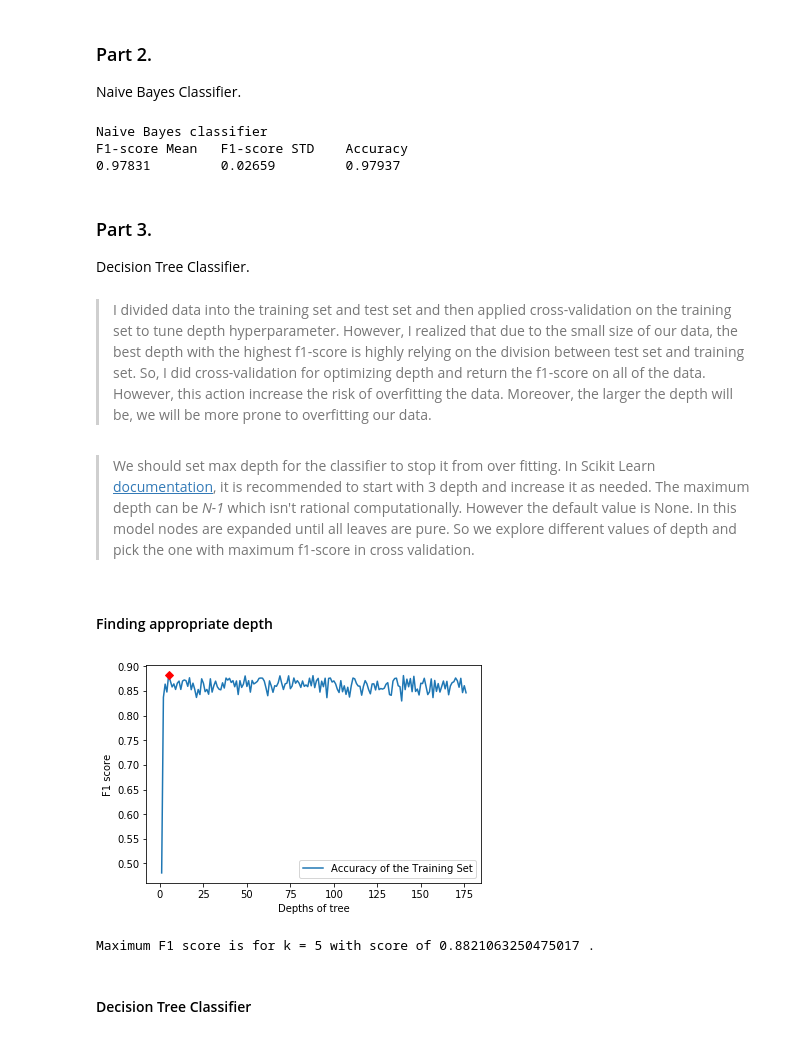
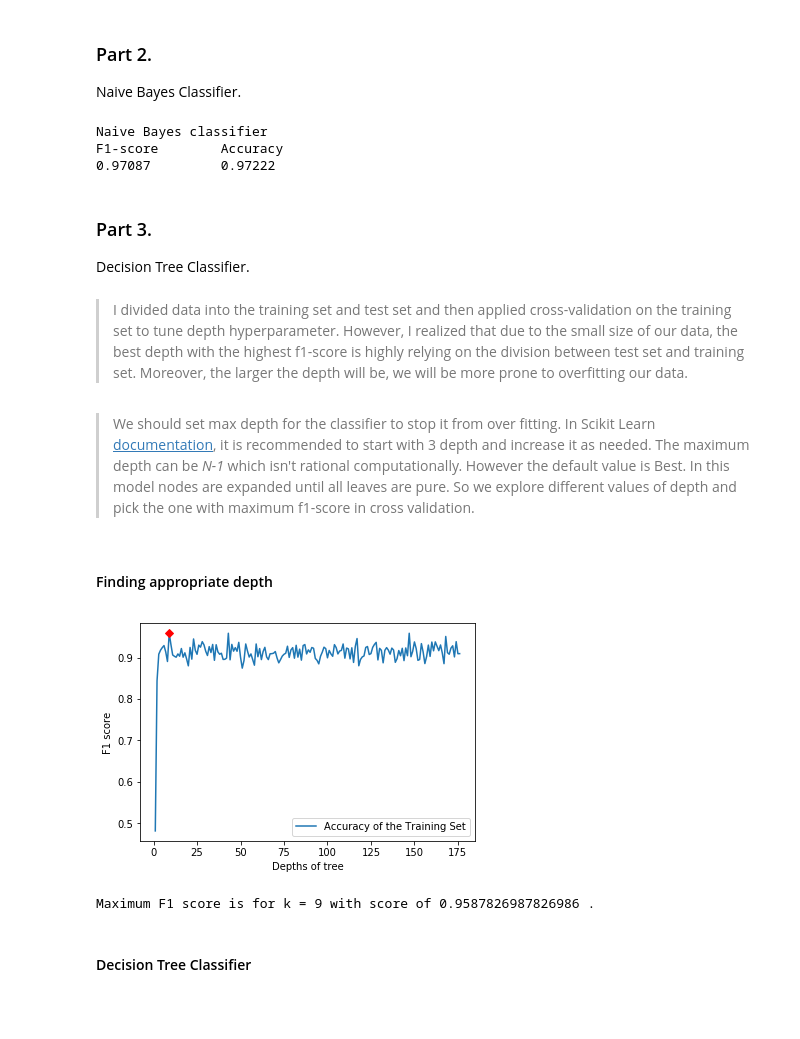
Before and after one commit to Minam7/CMPT820, a Jupyter notebook: HW2/A2Q3.ipynb, the cells around one changed output. Saved outputs shown, nothing was run; the diff lists cells and outputs as text; code cells hidden in the pictures; blank space fills up the shorter version.

```diff
--- a/HW2/A2Q3.ipynb
+++ b/HW2/A2Q3.ipynb
@@ -7,6 +7,7 @@
 # %%
 import pandas as pd
 from sklearn.datasets import load_wine
+from sklearn.model_selection import train_test_split
 
 # add the correct header from wine dataset
 header = ['label'] + load_wine()['feature_names']
@@ -21,6 +22,11 @@ wine = pd.read_csv('data/a2q3.csv',
 labels = wine.values[:, 0]
 data = wine.values[:, 1:]
 
+# Set aside  data as a part of test set
+tpropn = 0.2
+X_train, X_test, Y_train, Y_test = train_test_split(data, labels, test_size=tpropn)
+
+
 K_FOLD = 10
 
 # creating answer
@@ -51,7 +57,7 @@ def knn_classifier(k_in, data_in, label_in):
     :param k_in: number of nearest neighbors
     :param data_in: training dataset
     :param label_in: true answers for the training dataset
-    :return: the accuracy of the model on training set
+    :return: the f1-score of the model on training set
     """
 
      # creating the KNN classifier
@@ -70,12 +76,12 @@ def knn_classifier(k_in, data_in, label_in):
 training_accuracy = list()
 
 # range of K for knn
-k_range = round(math.sqrt(data.shape[0]))
+k_range = round(math.sqrt(X_train.shape[0]))
 neighbors_settings = range(1, k_range)
 
 for n_neighbors in neighbors_settings:
     result = knn_classifier(n_neighbors,
-                           data, labels)
+                           X_train, Y_train)
 
     training_accuracy.append(result)
 
@@ -142,43 +162,36 @@ Naive Bayes Classifier.
 # %%
 from sklearn.naive_bayes import GaussianNB
 
-# creating the KNN classifier
-clf_nb = GaussianNB()
+# creating the NB classifier
+model = GaussianNB()
+model.fit(X_train, Y_train)
 
-# cross validation
-result = cross_val_score(clf_nb, data,
-                        labels, cv=K_FOLD,
-                        scoring='f1_macro')
-# accuracy
-acc = cross_val_score(clf_nb, data,
-                      labels, cv=K_FOLD,
-                      scoring='balanced_accuracy')
+# f1 score and accuracy
+result, acc = f1_acc_evaluator(clf_nb,
+                              X_test, Y_test)
 
 # saving answer
-models_info['NB'] = {'f1': round(result.mean(), 5),
-                      'std': round(result.std(), 5),
-                      'acc': round(acc.mean(), 5)}
+models_info['NB'] = {'f1': round(result, 5),
+                      'acc': round(acc, 5)}
 
 # printing result in tabular format
 print('\033[1m' + 'Naive Bayes classifier' + '\033[0m')
-print('{:<15} {:<15} {:<15}'.format('F1-score Mean',
-                                    'F1-score STD',
-                                    'Accuracy'))
+print('{:<15} {:<15}'.format('F1-score',
+                            'Accuracy'))
 
-print('{:<15} {:<15} {:<15}'.format(models_info['NB']['f1'],
-                                    models_info['NB']['std'],
-                                    models_info['NB']['acc']))
+print('{:<15} {:<15}'.format(models_info['NB']['f1'],
+                            models_info['NB']['acc']))
 # %% [output]
 Naive Bayes classifier
-F1-score Mean   F1-score STD    Accuracy
-0.97831         0.02659         0.97937
+F1-score        Accuracy
+0.97087         0.97222
 # %% [markdown]
 ### Part 3.
 Decision Tree Classifier.
 # %% [markdown]
-> I divided data into the training set and test set and then applied cross-validation on the training set to tune depth hyperparameter. However, I realized that due to the small size of our data, the best depth with the highest f1-score is highly relying on the division between test set and training set. So, I did cross-validation for optimizing depth and return the f1-score on all of the data. However, this action increase the risk of overfitting the data. Moreover, the larger the depth will be, we will be more prone to overfitting our data.
+> I divided data into the training set and test set and then applied cross-validation on the training set to tune depth hyperparameter. However, I realized that due to the small size of our data, the best depth with the highest f1-score is highly relying on the division between test set and training set. Moreover, the larger the depth will be, we will be more prone to overfitting our data.
 # %% [markdown]
-> We should set max depth for the classifier to stop it from over fitting. In Scikit Learn [documentation](https://scikit-learn.org/stable/modules/tree.html#tree), it is recommended to start with 3 depth and increase it as needed. The maximum depth can be *N-1* which isn't rational computationally. However the default value is None. In this model nodes are expanded until all leaves are pure. So we explore different values of depth and pick the one with maximum f1-score in cross validation.
+> We should set max depth for the classifier to stop it from over fitting. In Scikit Learn [documentation](https://scikit-learn.org/stable/modules/tree.html#tree), it is recommended to start with 3 depth and increase it as needed. The maximum depth can be *N-1* which isn't rational computationally. However the default value is Best. In this model nodes are expanded until all leaves are pure. So we explore different values of depth and pick the one with maximum f1-score in cross validation.
 # %% [markdown]
 #### Finding appropriate depth
 # %%
@@ -202,36 +215,36 @@ def dt_classifier(d_in, data_in, label_in):
                                    label_in, cv=K_FOLD,
                                    scoring='f1_macro')
 
     # return mean of f1 score
     return train_result.mean()
 
 # saving accuracy for different K
 training_accuracy = list()
 
 # range of K for dt
 depths = range(1, len(data)-1)
 
 for d in depths:
-    result = dt_classifier(d, data, labels)
+    result = dt_classifier(d, X_train, Y_train)
     training_accuracy.append(result)
 
 # plotting result
 plt.plot(depths, training_accuracy,
          label='Accuracy of the Training Set')
 
 # highlighting maximum point
 max_point = max(training_accuracy)
 max_k = training_accuracy.index(max_point) + 1
 plt.plot(max_k, max_point, 'rD')
 plt.ylabel('F1 score')
 plt.xlabel('Depths of tree')
 plt.legend()
 plt.show()
 
 print('Maximum F1 score is for k =', max_k, 'with score of', max_point, '.')
 # %% [output]
-[figure, old version]
+[figure, new version]
-Maximum F1 score is for k = 5 with score of 0.8821063250475017 .
+Maximum F1 score is for k = 9 with score of 0.9587826987826986 .
 # %% [markdown]
 #### Decision Tree Classifier
 # %%
```
Also changed, not shown: parts of 6 cells of this notebook.
